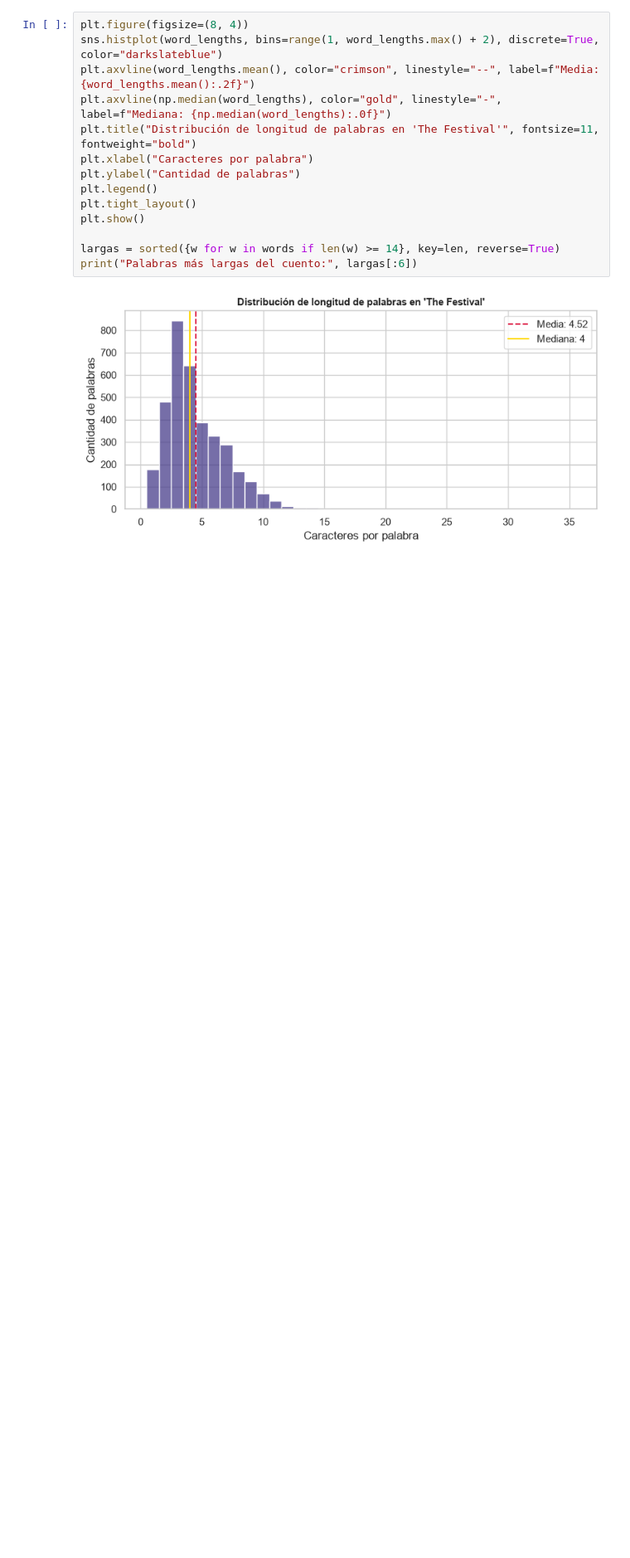
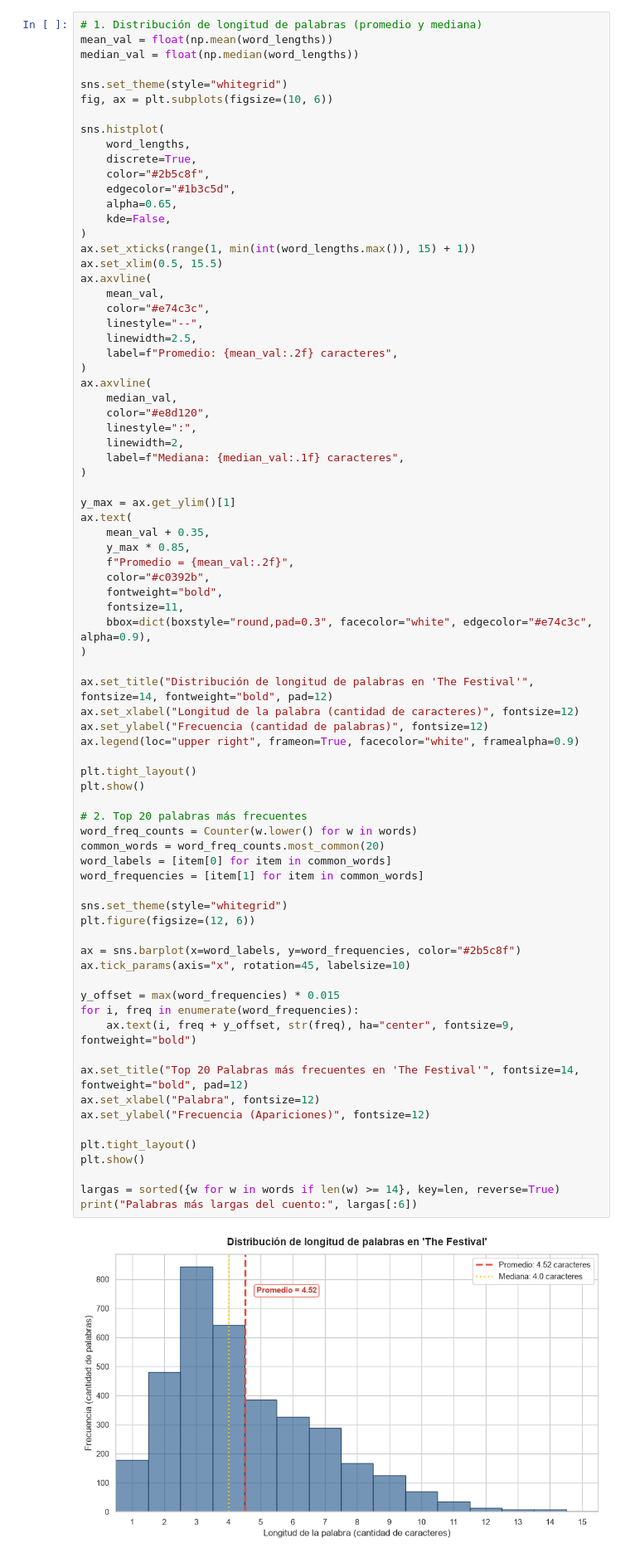
Before and after one commit to ThiagoZzzz/ia-generacion-caracteres, a Jupyter notebook: entrega/TP_IA2026_CARABAJAL_FERNANDEZ_MONTENEGRO_TheFestival/TP_IA2026_CARABAJAL_FERNANDEZ_MONTENEGRO_GRUPO9.ipynb, the cells around one changed output. Shown at 83% size. Saved outputs shown, nothing was run; the diff lists cells and outputs as text; blank space fills up the shorter version.

Commit message:
update: gráficos de eda para palabras y ajustes de redacción

```diff
--- a/entrega/TP_IA2026_CARABAJAL_FERNANDEZ_MONTENEGRO_TheFestival/TP_IA2026_CARABAJAL_FERNANDEZ_MONTENEGRO_GRUPO9.ipynb
+++ b/entrega/TP_IA2026_CARABAJAL_FERNANDEZ_MONTENEGRO_TheFestival/TP_IA2026_CARABAJAL_FERNANDEZ_MONTENEGRO_GRUPO9.ipynb
@@ -233,18 +234,81 @@ plt.show()
 ### Gráfico 2: Distribución de longitud de palabras
 Muestra cuán largas son las palabras que el modelo tiene que completar, un rasgo del estilo del texto.
 # %%
-plt.figure(figsize=(8, 4))
-sns.histplot(word_lengths, bins=range(1, word_lengths.max() + 2), discrete=True, color="darkslateblue")
-plt.axvline(word_lengths.mean(), color="crimson", linestyle="--", label=f"Media: {word_lengths.mean():.2f}")
-plt.axvline(np.median(word_lengths), color="gold", linestyle="-", label=f"Mediana: {np.median(word_lengths):.0f}")
-plt.title("Distribución de longitud de palabras en 'The Festival'", fontsize=11, fontweight="bold")
-plt.xlabel("Caracteres por palabra")
-plt.ylabel("Cantidad de palabras")
-plt.legend()
+# 1. Distribución de longitud de palabras (promedio y mediana)
+mean_val = float(np.mean(word_lengths))
+median_val = float(np.median(word_lengths))
+
+sns.set_theme(style="whitegrid")
+fig, ax = plt.subplots(figsize=(10, 6))
+
+sns.histplot(
+    word_lengths,
+    discrete=True,
+    color="#2b5c8f",
+    edgecolor="#1b3c5d",
+    alpha=0.65,
+    kde=False,
+)
+ax.set_xticks(range(1, min(int(word_lengths.max()), 15) + 1))
+ax.set_xlim(0.5, 15.5)
+ax.axvline(
+    mean_val,
+    color="#e74c3c",
+    linestyle="--",
+    linewidth=2.5,
+    label=f"Promedio: {mean_val:.2f} caracteres",
+)
+ax.axvline(
+    median_val,
+    color="#e8d120",
+    linestyle=":",
+    linewidth=2,
+    label=f"Mediana: {median_val:.1f} caracteres",
+)
+
+y_max = ax.get_ylim()[1]
+ax.text(
+    mean_val + 0.35,
+    y_max * 0.85,
+    f"Promedio = {mean_val:.2f}",
+    color="#c0392b",
+    fontweight="bold",
+    fontsize=11,
+    bbox=dict(boxstyle="round,pad=0.3", facecolor="white", edgecolor="#e74c3c", alpha=0.9),
+)
+
+ax.set_title("Distribución de longitud de palabras en 'The Festival'", fontsize=14, fontweight="bold", pad=12)
+ax.set_xlabel("Longitud de la palabra (cantidad de caracteres)", fontsize=12)
+ax.set_ylabel("Frecuencia (cantidad de palabras)", fontsize=12)
+ax.legend(loc="upper right", frameon=True, facecolor="white", framealpha=0.9)
+
+plt.tight_layout()
+plt.show()
+
+# 2. Top 20 palabras más frecuentes
+word_freq_counts = Counter(w.lower() for w in words)
+common_words = word_freq_counts.most_common(20)
+word_labels = [item[0] for item in common_words]
+word_frequencies = [item[1] for item in common_words]
+
+sns.set_theme(style="whitegrid")
+plt.figure(figsize=(12, 6))
+
+ax = sns.barplot(x=word_labels, y=word_frequencies, color="#2b5c8f")
+ax.tick_params(axis="x", rotation=45, labelsize=10)
+
+y_offset = max(word_frequencies) * 0.015
+for i, freq in enumerate(word_frequencies):
+    ax.text(i, freq + y_offset, str(freq), ha="center", fontsize=9, fontweight="bold")
+
+ax.set_title("Top 20 Palabras más frecuentes en 'The Festival'", fontsize=14, fontweight="bold", pad=12)
+ax.set_xlabel("Palabra", fontsize=12)
+ax.set_ylabel("Frecuencia (Apariciones)", fontsize=12)
+
 plt.tight_layout()
 plt.show()
 
 largas = sorted({w for w in words if len(w) >= 14}, key=len, reverse=True)
 print("Palabras más largas del cuento:", largas[:6])
 # %% [output]
-[figure, old version]
+[figure, new version]
```
Also changed, not shown: parts of 5 cells of this notebook, 1 other file.
